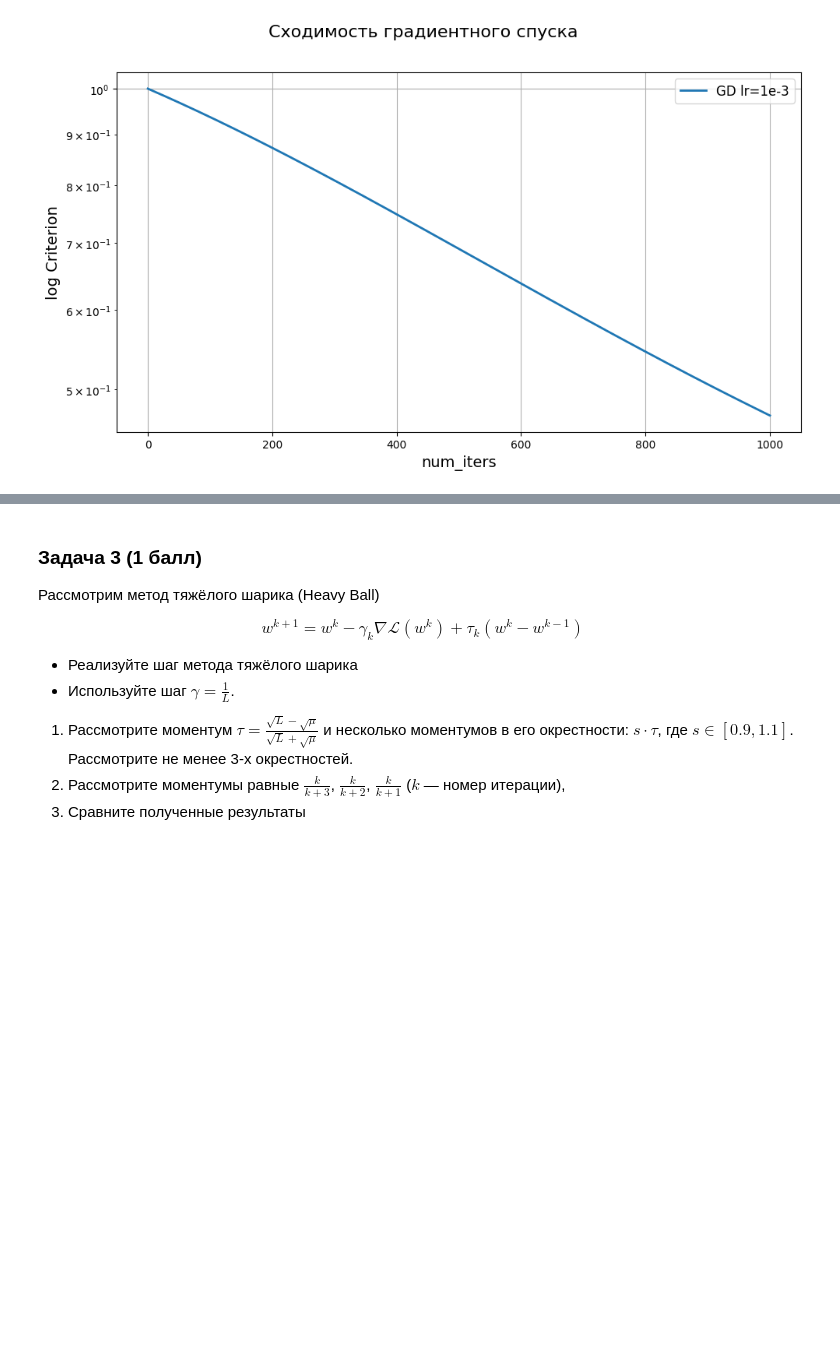
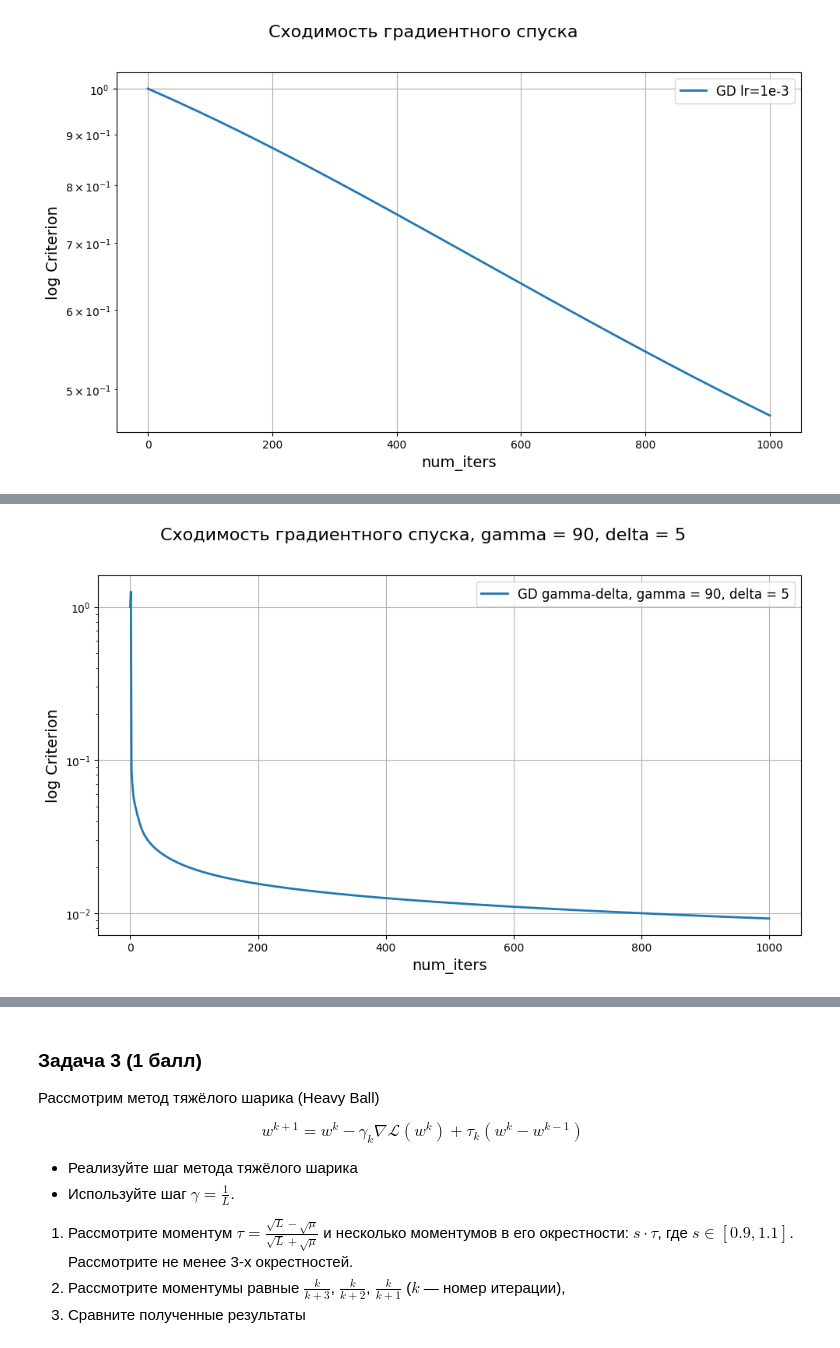
Before and after one commit to Krage56/ml_isp_intro, a Jupyter notebook: hw/hw3/ISP_HW3_LogReg_Opt_HPO.ipynb, the cells around one changed output, grey strips where cells are left out. Cells and saved outputs as stored; diff of their text form; code cells hidden in the pictures; blank space fills up the shorter version.

```diff
--- a/hw/hw3/ISP_HW3_LogReg_Opt_HPO.ipynb
+++ b/hw/hw3/ISP_HW3_LogReg_Opt_HPO.ipynb
@@ -501,9 +487,12 @@ plot_results([gd_res_baseline], 'Cходимость градиентного с
 ### ╰( ͡° ͜ʖ ͡° )つ──☆*:・ﾟ
 ###########################
 
+def second_step_kind(iter: int, gamma: float = 1, delta: float = 1) -> float:
+    return gamma / (delta + iter)
+
 def dynamic_lr(initial_gamma, delta):
     # TODO: return a lambda function that depends on k
-    pass
+    return lambda iter: second_step_kind(iter, initial_gamma, delta)
 # %%
 3.
 # YOUR CODE HERE:
@@ -523,0 +543,13 @@ best_final_gd_res = # put best output here
+# %%
+4.
+# YOUR CODE HERE:
+###########################
+### ╰( ͡° ͜ʖ ͡° )つ──☆*:・ﾟ
+###########################
+gamma = 90
+delta = 5
+grad_opt_by_iter = GradientDescent(lr = dynamic_lr(gamma, delta), name=f"GD gamma-delta, gamma = {gamma}, delta = {delta}")
+gd_res_by_iter = test_optimizer(grad_opt_by_iter)
+plot_results([gd_res_by_iter], f'Сходимость градиентного спуска, gamma = {gamma}, delta = {delta}')
+# %% [output]
+[figure, added]
```
Also changed, not shown: parts of 14 cells of this notebook.
